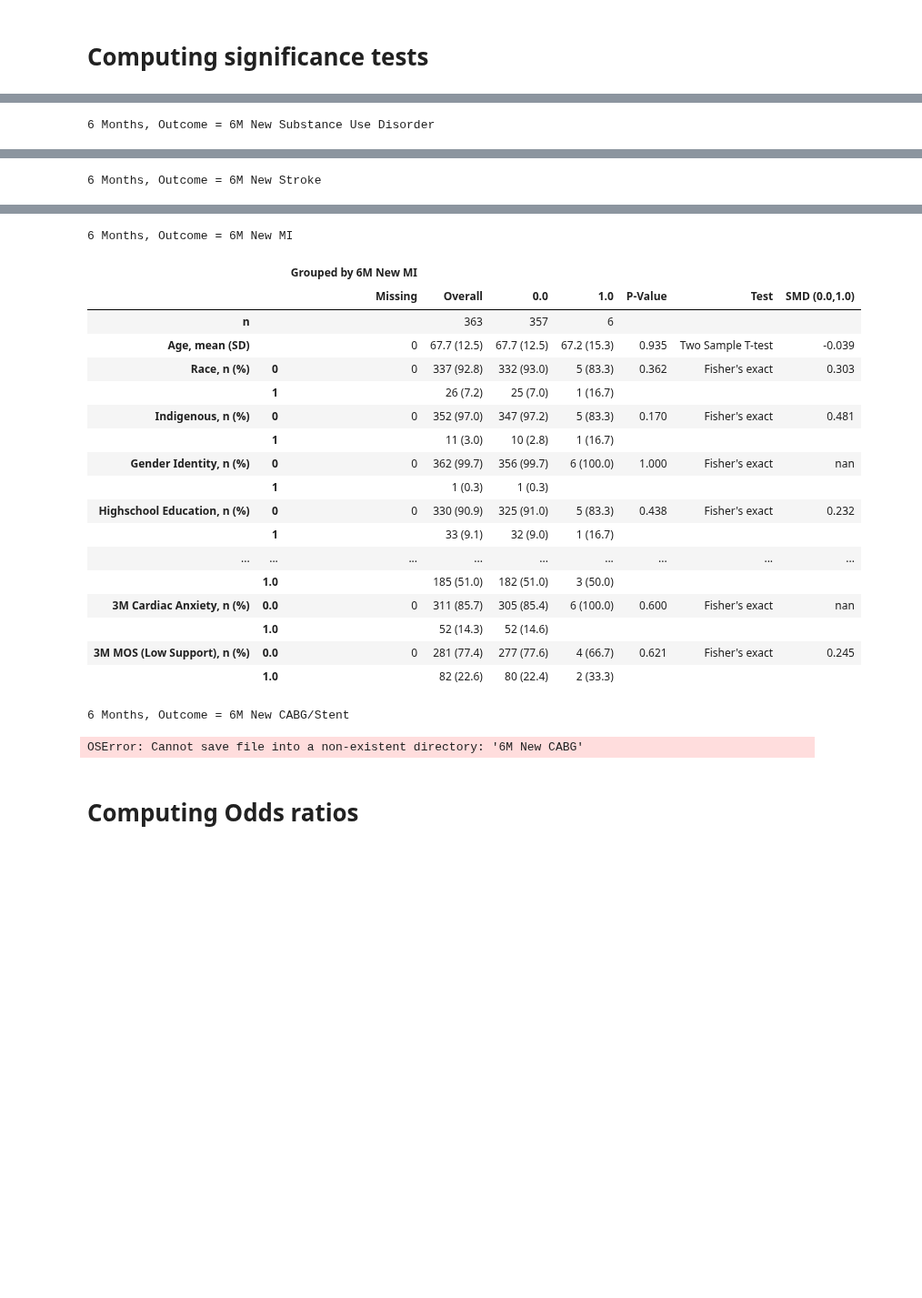
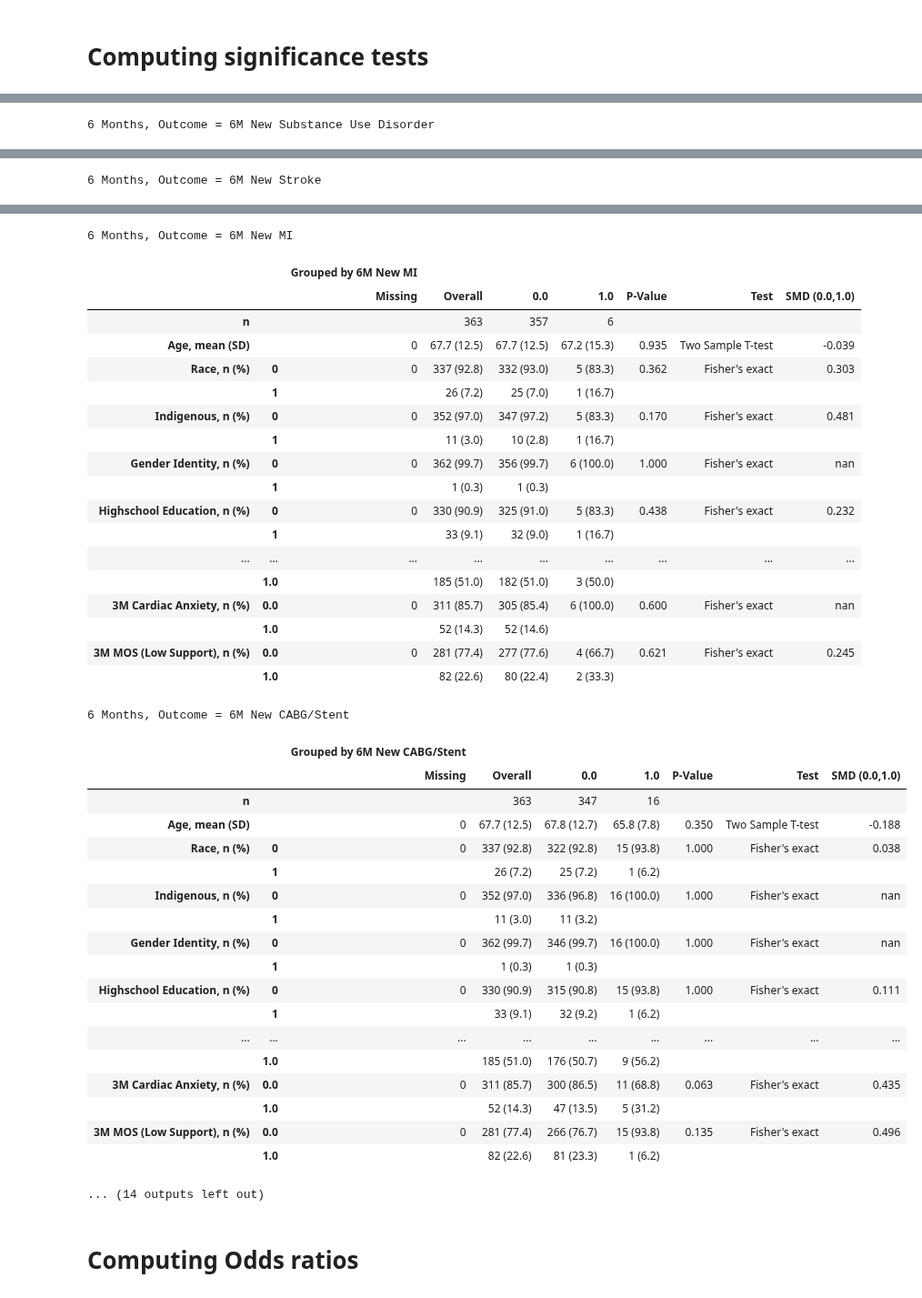
Before and after one commit to ricky-hu/wamida, a Jupyter notebook: stats_new.ipynb, the cells around one changed output, grey strips where cells are left out. Shown at 91% size. Saved outputs shown, nothing was run; the diff lists cells and outputs as text; code cells hidden in the pictures; blank space fills up the shorter version.

```diff
--- a/stats_new.ipynb
+++ b/stats_new.ipynb
@@ -224,6 +246,8 @@ for outcome in colsOutcomes6m:
     table = TableOne(data = data6m, columns=cols6m, pval = True, categorical = cols6mCat,
                        groupby = [outcome], htest_name=True, smd=True)
     filename = outcome + "_6m_table1.csv"
+    #removing backslash from strings
+    filename = filename.replace("/","-")
     table.to_csv(filename, index=False)
     display(table)
 # %% [output]
@@ -296,34 +320,52 @@ for outcome in colsOutcomes6m:
 | Gender Identity, n (%) | 0 | 0 | 362 (99.7) | 357 (99.7) | 5 (100.0) | 1.000 | Fisher's exact | nan |
 |  | 1 |  | 1 (0.3) | 1 (0.3) |  |  |  |  |
 | Highschool Education, n (%) | 0 | 0 | 330 (90.9) | 325 (90.8) | 5 (100.0) | 1.000 | Fisher's exact | nan |
 |  | 1 |  | 33 (9.1) | 33 (9.2) |  |  |  |  |
 | ... | ... | ... | ... | ... | ... | ... | ... | ... |
 |  | 1.0 |  | 185 (51.0) | 182 (50.8) | 3 (60.0) |  |  |  |
 | 3M Cardiac Anxiety, n (%) | 0.0 | 0 | 311 (85.7) | 307 (85.8) | 4 (80.0) | 0.541 | Fisher's exact | 0.153 |
 |  | 1.0 |  | 52 (14.3) | 51 (14.2) | 1 (20.0) |  |  |  |
 | 3M MOS (Low Support), n (%) | 0.0 | 0 | 281 (77.4) | 276 (77.1) | 5 (100.0) | 0.592 | Fisher's exact | nan |
 |  | 1.0 |  | 82 (22.6) | 82 (22.9) |  |  |  |  |
 6 Months, Outcome = 6M New MI
 |  |  | Grouped by 6M New MI |  |  |  |  |  |  |
 |  |  | Missing | Overall | 0.0 | 1.0 | P-Value | Test | SMD (0.0,1.0) |
 | n |  |  | 363 | 357 | 6 |  |  |  |
 | Age, mean (SD) |  | 0 | 67.7 (12.5) | 67.7 (12.5) | 67.2 (15.3) | 0.935 | Two Sample T-test | -0.039 |
 | Race, n (%) | 0 | 0 | 337 (92.8) | 332 (93.0) | 5 (83.3) | 0.362 | Fisher's exact | 0.303 |
 |  | 1 |  | 26 (7.2) | 25 (7.0) | 1 (16.7) |  |  |  |
 | Indigenous, n (%) | 0 | 0 | 352 (97.0) | 347 (97.2) | 5 (83.3) | 0.170 | Fisher's exact | 0.481 |
 |  | 1 |  | 11 (3.0) | 10 (2.8) | 1 (16.7) |  |  |  |
 | Gender Identity, n (%) | 0 | 0 | 362 (99.7) | 356 (99.7) | 6 (100.0) | 1.000 | Fisher's exact | nan |
 |  | 1 |  | 1 (0.3) | 1 (0.3) |  |  |  |  |
 | Highschool Education, n (%) | 0 | 0 | 330 (90.9) | 325 (91.0) | 5 (83.3) | 0.438 | Fisher's exact | 0.232 |
 |  | 1 |  | 33 (9.1) | 32 (9.0) | 1 (16.7) |  |  |  |
 | ... | ... | ... | ... | ... | ... | ... | ... | ... |
 |  | 1.0 |  | 185 (51.0) | 182 (51.0) | 3 (50.0) |  |  |  |
 | 3M Cardiac Anxiety, n (%) | 0.0 | 0 | 311 (85.7) | 305 (85.4) | 6 (100.0) | 0.600 | Fisher's exact | nan |
 |  | 1.0 |  | 52 (14.3) | 52 (14.6) |  |  |  |  |
 | 3M MOS (Low Support), n (%) | 0.0 | 0 | 281 (77.4) | 277 (77.6) | 4 (66.7) | 0.621 | Fisher's exact | 0.245 |
 |  | 1.0 |  | 82 (22.6) | 80 (22.4) | 2 (33.3) |  |  |  |
 6 Months, Outcome = 6M New CABG/Stent
+|  |  | Grouped by 6M New CABG/Stent |  |  |  |  |  |  |
+|  |  | Missing | Overall | 0.0 | 1.0 | P-Value | Test | SMD (0.0,1.0) |
+| n |  |  | 363 | 347 | 16 |  |  |  |
+| Age, mean (SD) |  | 0 | 67.7 (12.5) | 67.8 (12.7) | 65.8 (7.8) | 0.350 | Two Sample T-test | -0.188 |
+| Race, n (%) | 0 | 0 | 337 (92.8) | 322 (92.8) | 15 (93.8) | 1.000 | Fisher's exact | 0.038 |
+|  | 1 |  | 26 (7.2) | 25 (7.2) | 1 (6.2) |  |  |  |
+| Indigenous, n (%) | 0 | 0 | 352 (97.0) | 336 (96.8) | 16 (100.0) | 1.000 | Fisher's exact | nan |
+|  | 1 |  | 11 (3.0) | 11 (3.2) |  |  |  |  |
+| Gender Identity, n (%) | 0 | 0 | 362 (99.7) | 346 (99.7) | 16 (100.0) | 1.000 | Fisher's exact | nan |
+|  | 1 |  | 1 (0.3) | 1 (0.3) |  |  |  |  |
+| Highschool Education, n (%) | 0 | 0 | 330 (90.9) | 315 (90.8) | 15 (93.8) | 1.000 | Fisher's exact | 0.111 |
+|  | 1 |  | 33 (9.1) | 32 (9.2) | 1 (6.2) |  |  |  |
+| ... | ... | ... | ... | ... | ... | ... | ... | ... |
+|  | 1.0 |  | 185 (51.0) | 176 (50.7) | 9 (56.2) |  |  |  |
+| 3M Cardiac Anxiety, n (%) | 0.0 | 0 | 311 (85.7) | 300 (86.5) | 11 (68.8) | 0.063 | Fisher's exact | 0.435 |
+|  | 1.0 |  | 52 (14.3) | 47 (13.5) | 5 (31.2) |  |  |  |
+| 3M MOS (Low Support), n (%) | 0.0 | 0 | 281 (77.4) | 266 (76.7) | 15 (93.8) | 0.135 | Fisher's exact | 0.496 |
+|  | 1.0 |  | 82 (22.6) | 81 (23.3) | 1 (6.2) |  |  |  |
-OSError: Cannot save file into a non-existent directory: '6M New CABG'
+... (14 outputs left out)
 # %% [markdown]
 # Computing Odds ratios
 # %%
```
Also changed, not shown: parts of 2 cells of this notebook.
